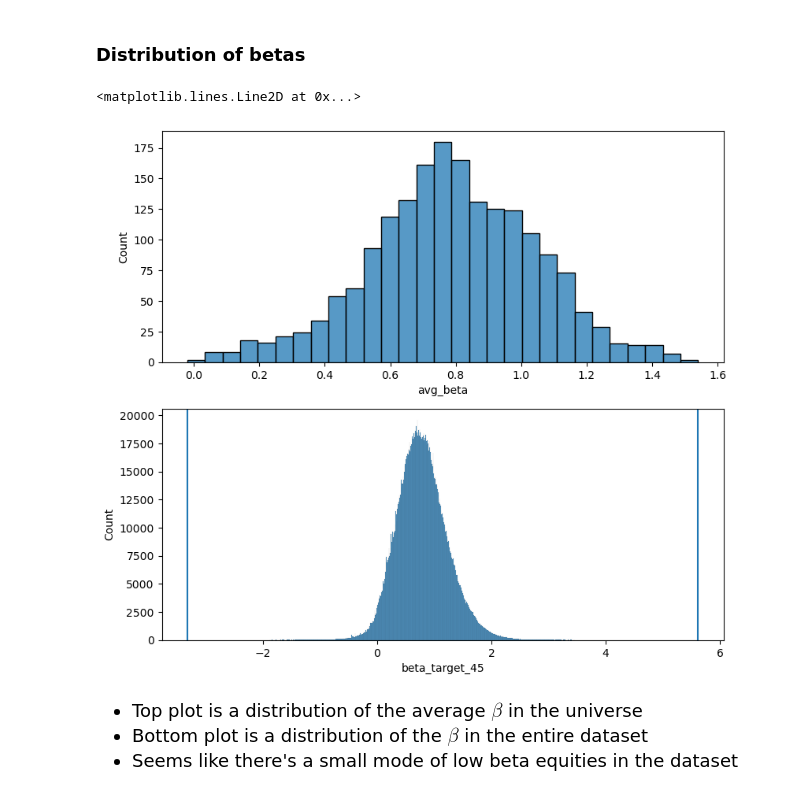
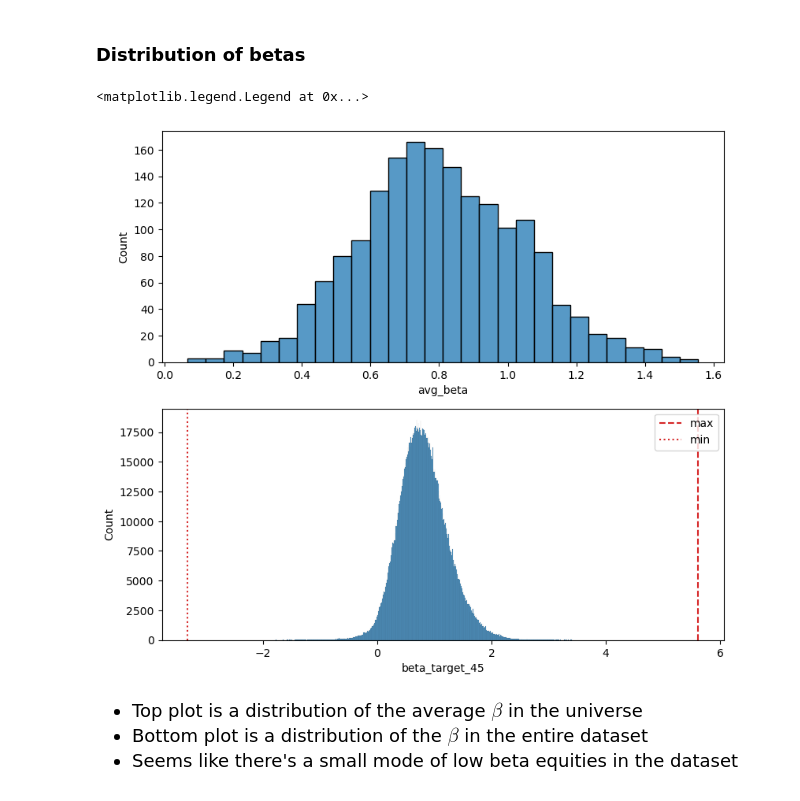
Before and after one commit to FlyingCurryMonster/JPY-equities, a Jupyter notebook: beta-forecasting.ipynb, the cells around one changed output. Saved outputs shown, nothing was run; the diff lists cells and outputs as text; code cells hidden in the pictures.

```diff
--- a/beta-forecasting.ipynb
+++ b/beta-forecasting.ipynb
@@ -48,6 +69,9 @@ Stocks that IPO'd in the middle of the dataset's time period won't be included.
 # %%
 # Check if each security has a complete date set
-date_set = (prices.groupby('Code', group_keys=False).apply(lambda x: dates.isin(x.index.get_level_values(1)).all()))
+date_set =prices.groupby('Code', group_keys=False).apply(
+    lambda x: complete_date_set.isin(x.index.get_level_values(1)).all()
+)
+# date_set = (prices.groupby('Code', group_keys=False).apply(lambda x: dates.isin(x.index.get_level_values(1)).all()))
 lateIPO_securities = date_set[~date_set].index
 earlyIPO_securities = date_set[date_set].index
 
@@ -56,3 +80,5 @@ prices = prices.loc[earlyIPO_securities].drop(3540, errors='ignore').copy()
 
 # Security code 1320 is a good approximation to the Nikkei 225 index
 prices = pd.concat([prices, secondary_prices_import.loc[idx[1320, :],:]]).sort_index()
+
+train = prices.copy()
@@ -234,10 +244,6 @@ universe_stats['robustZ_WinsorCutoff'] = winsorized_result['zscore_quantile'].gr
 train['WinsorCumulativeReturn'] = train.groupby('Code', group_keys=False)['WinsorReturn'].apply(
     lambda x: (1+x).cumprod()
 )
-# %%
-train['WinsorCumulativeReturn'] = train.groupby('Code', group_keys=False)['WinsorReturn'].apply(
-    lambda x: (1+x).cumprod()
-)
 # %%
 fig, ax = plt.subplots()
 
@@ -385,17 +391,17 @@ beta_autocorrelation = np.array([
 * To give some confidence we've computed the $\beta$ correctly, we might just look at their time series for a few stocks.
 * We'll look at the top 3 beta stocks, the median 3 beta stocks, and the 3 lowest $\beta$ stocks.
 # %%
-sec_stats = pd.DataFrame(index = train.index.get_level_values(0).unique())
-sec_stats['avg_beta'] = train.groupby('Code', group_keys=False)['beta_45avg'].mean()
-sec_stats['beta_rank'] = np.abs(sec_stats.avg_beta).rank(ascending = False)
-sec_stats.sort_values(by = 'beta_rank',inplace=True)
+# universe_stats = pd.DataFrame(index = train.index.get_level_values(0).unique())
+universe_stats['avg_beta'] = train.groupby('Code', group_keys=False)['beta_45avg'].mean()
+universe_stats['beta_rank'] = np.abs(universe_stats.avg_beta).rank(ascending = False)
+universe_stats.sort_values(by = 'beta_rank',inplace=True)
 
-top3_betas = sec_stats.head(3).index.get_level_values('Code').to_list()
-bottom3_betas = sec_stats.tail(3).index.get_level_values('Code').to_list()
+top3_betas = universe_stats.head(3).index.get_level_values('Code').to_list()
+bottom3_betas = universe_stats.tail(3).index.get_level_values('Code').to_list()
 
-median_betas = sec_stats.loc[sec_stats['avg_beta'].between(
-    sec_stats['avg_beta'].quantile(0.499),
-    sec_stats['avg_beta'].quantile(0.501),
+median_betas = universe_stats.loc[universe_stats['avg_beta'].between(
+    universe_stats['avg_beta'].quantile(0.499),
+    universe_stats['avg_beta'].quantile(0.501),
 )].index.get_level_values('Code').to_list()
 
 def plot_target_timeseries(tickers:list, targets:list=None, df:pd.DataFrame =None):
@@ -406,7 +412,7 @@ def plot_target_timeseries(tickers:list, targets:list=None, df:pd.DataFrame =Non
     fig, ax = plt.subplots(len(tickers), len(targets), figsize = (14,10))
     for i, tick in enumerate(tickers):
         ax[i, 0].set_title('Security code {:}'.format(tick))
-        ax[i, 1].set_title('beta rank {:}\n mean beta={:.3g}'.format(*sec_stats.loc[tick, ['beta_rank', 'avg_beta']]))
+        ax[i, 1].set_title('beta rank {:}\n mean beta={:.3g}'.format(*universe_stats.loc[tick, ['beta_rank', 'avg_beta']]))
         for j, targ in enumerate(targets):
             sns.lineplot(df.loc[tick], x= 'Date', y = targ, ax = ax[i, j])
 
@@ -440,14 +446,16 @@ plot_target_timeseries(bottom3_betas, ['beta_45avg'])
 # %%
 fig, ax = plt.subplots(2, 1, figsize = (9.2, 5.6*1.5))
 axa, axb = ax
-sns.histplot(sec_stats, x='avg_beta', ax=axa)
+sns.histplot(universe_stats, x='avg_beta', ax=axa)
 sns.histplot(train, x='beta_target_45', ax=axb)
 
-axb.axvline(train['beta_target_45'].max())
-axb.axvline(train['beta_target_45'].min())
+axb.axvline(train['beta_target_45'].max(), linestyle='--', color='tab:red',label='max' )
+axb.axvline(train['beta_target_45'].min(), linestyle=':', color='tab:red', label='min')
+
+axb.legend()
 # %% [output]
-<matplotlib.lines.Line2D at 0x...>
+<matplotlib.legend.Legend at 0x...>
-[figure, old version]
+[figure, new version]
 # %% [markdown]
 <font size = 4>
 
```
Also changed, not shown: parts of 27 cells of this notebook.
